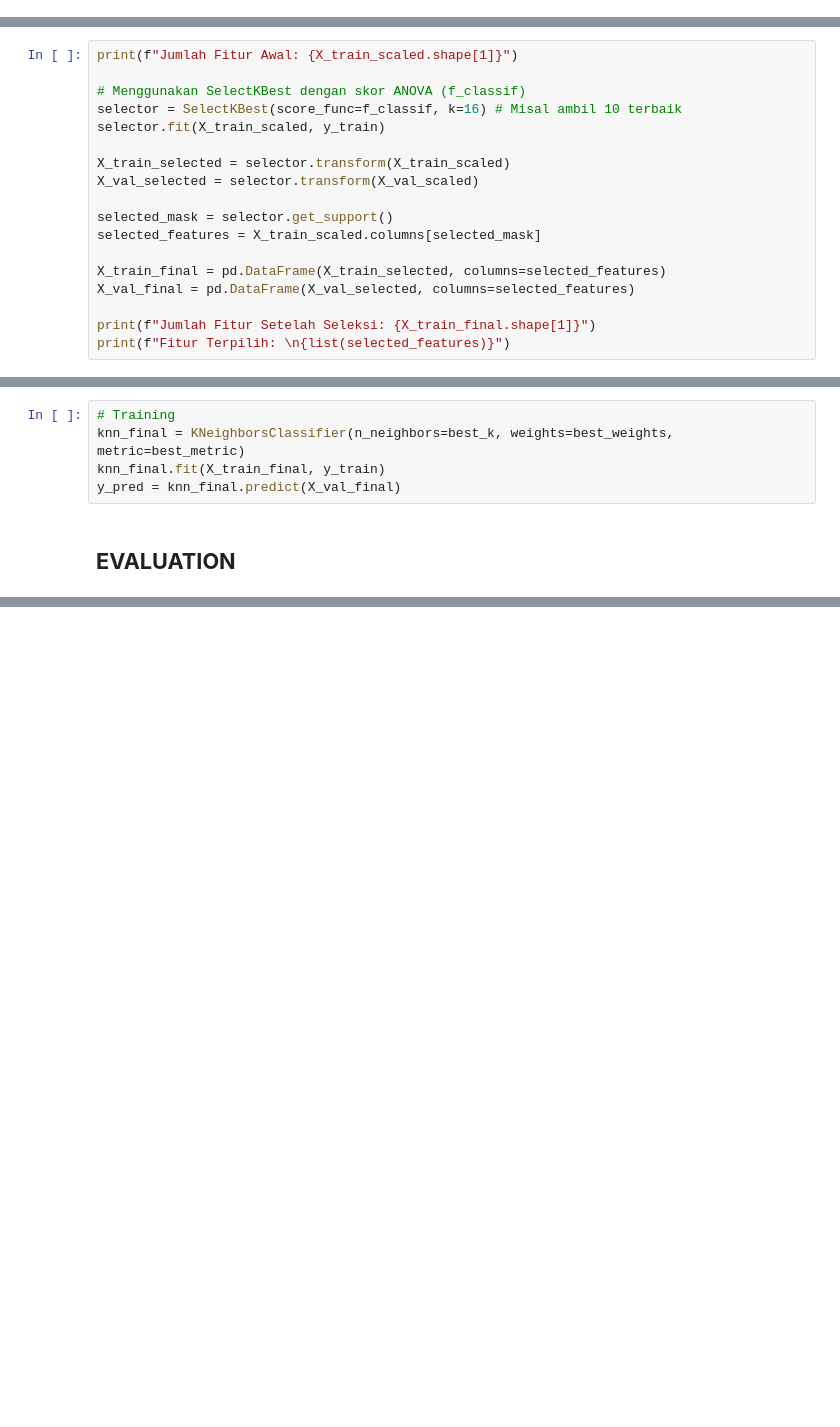
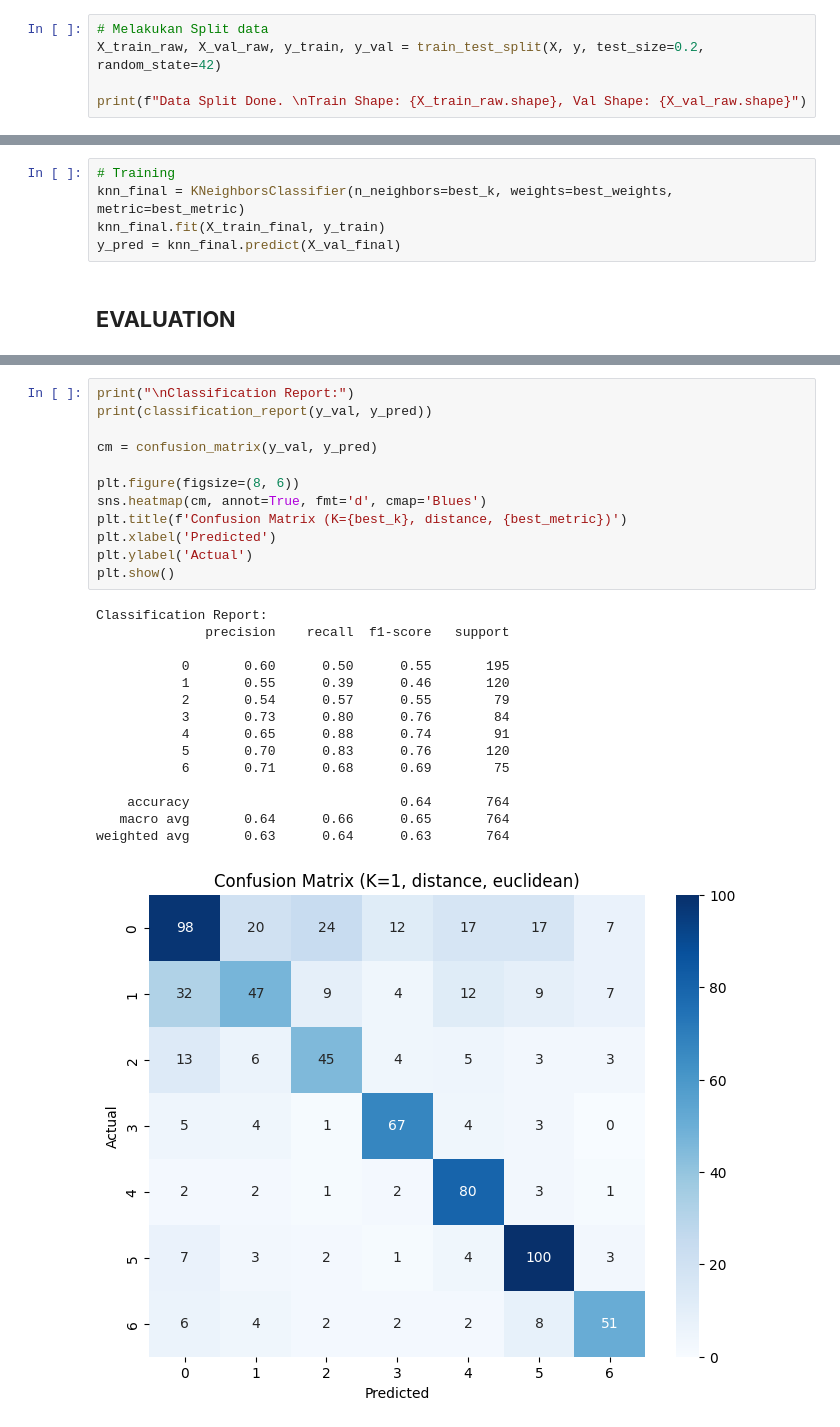
Before and after one commit to ratuanfajar/Tugas-Besar-Machine-Learning, a Jupyter notebook: notebook/KNN/skenario1-FS.ipynb, the cells around one changed output, grey strips where cells are left out. Cells and saved outputs as stored; diff of their text form; blank space fills up the shorter version.

```diff
--- a/notebook/KNN/skenario1-FS.ipynb
+++ b/notebook/KNN/skenario1-FS.ipynb
@@ -95,0 +100,5 @@ for col in cols_with_noise:
+# %%
+# Melakukan Split data
+X_train_raw, X_val_raw, y_train, y_val = train_test_split(X, y, test_size=0.2, random_state=42)
+
+print(f"Data Split Done. \nTrain Shape: {X_train_raw.shape}, Val Shape: {X_val_raw.shape}")
@@ -269,18 +306,0 @@ X_val_scaled.head()
-# %%
-print(f"Jumlah Fitur Awal: {X_train_scaled.shape[1]}")
-
-# Menggunakan SelectKBest dengan skor ANOVA (f_classif)
-selector = SelectKBest(score_func=f_classif, k=16) # Misal ambil 10 terbaik
-selector.fit(X_train_scaled, y_train)
-
-X_train_selected = selector.transform(X_train_scaled)
-X_val_selected = selector.transform(X_val_scaled)
-
-selected_mask = selector.get_support()
-selected_features = X_train_scaled.columns[selected_mask]
-
-X_train_final = pd.DataFrame(X_train_selected, columns=selected_features)
-X_val_final = pd.DataFrame(X_val_selected, columns=selected_features)
-
-print(f"Jumlah Fitur Setelah Seleksi: {X_train_final.shape[1]}")
-print(f"Fitur Terpilih: \n{list(selected_features)}")
@@ -461,0 +455,28 @@ weighted avg       0.66      0.66      0.65       764
+# %%
+print("\nClassification Report:")
+print(classification_report(y_val, y_pred))
+
+cm = confusion_matrix(y_val, y_pred)
+
+plt.figure(figsize=(8, 6))
+sns.heatmap(cm, annot=True, fmt='d', cmap='Blues')
+plt.title(f'Confusion Matrix (K={best_k}, distance, {best_metric})')
+plt.xlabel('Predicted')
+plt.ylabel('Actual')
+plt.show()
+# %% [output]
+Classification Report:
+              precision    recall  f1-score   support
+
+           0       0.60      0.50      0.55       195
+           1       0.55      0.39      0.46       120
+           2       0.54      0.57      0.55        79
+           3       0.73      0.80      0.76        84
+           4       0.65      0.88      0.74        91
+           5       0.70      0.83      0.76       120
+           6       0.71      0.68      0.69        75
+
+    accuracy                           0.64       764
+   macro avg       0.64      0.66      0.65       764
+weighted avg       0.63      0.64      0.63       764
+[figure, added]
```
Also changed, not shown: parts of 40 cells of this notebook.
